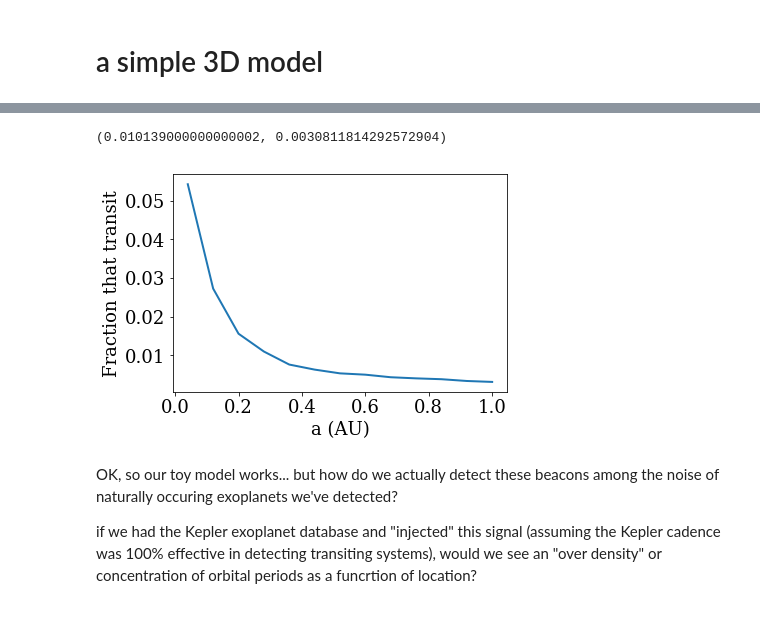
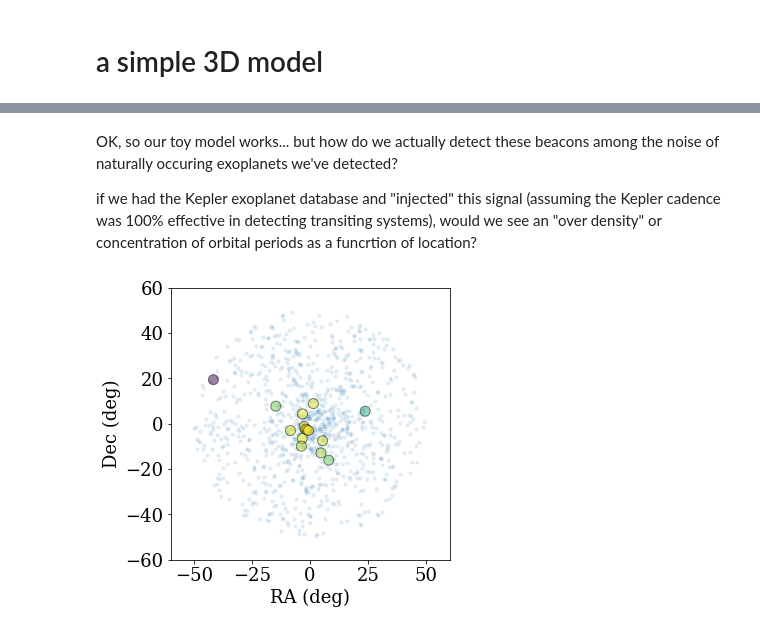
Before and after one commit to StellarCartography/survey_seti, a Jupyter notebook: figures/beacon.ipynb, the cells around one changed output, grey strips where cells are left out. Saved outputs shown, nothing was run; the diff lists cells and outputs as text; code cells hidden in the pictures.

```diff
--- a/figures/beacon.ipynb
+++ b/figures/beacon.ipynb
@@ -145,4 +149,5 @@ plt.savefig('3d_model.pdf', dpi=150, bbox_inches='tight', pad_inches=0.25)
 # %%
+'''
 # repeat this 3d toy model 1000 times to get smooth recovery fraction
 
 hist_smooth = np.zeros_like(yy)
@@ -173,13 +178,23 @@ for k in range(1000):
 plt.plot((aa[1:] + aa[0:-1])/2., hist_smooth / num_smooth, lw=2);
 plt.xlabel('a (AU)');
 plt.ylabel('Fraction that transit');
-plt.savefig('recov_fraction.pdf', dpi=150, bbox_inches='tight', pad_inches=0.25)
+# plt.savefig('recov_fraction.pdf', dpi=150, bbox_inches='tight', pad_inches=0.25)
 print(np.mean(num_transit), np.std(num_transit))
+''';
-# %% [output]
-(0.010139000000000002, 0.0030811814292572904)
-[figure, removed]
 # %% [markdown]
 OK, so our toy model works... but how do we actually detect these beacons among the noise of naturally occuring exoplanets we've detected?
 
 if we had the Kepler exoplanet database
 and "injected" this signal (assuming the Kepler cadence was 100% effective in detecting transiting systems), would we see an "over density" or concentration of orbital periods as a funcrtion of location?
+# %%
+plt.figure(figsize=(5,5))
+plt.scatter(x[no_Transit], y[no_Transit], s=10, alpha=0.1)
+plt.scatter(x[Transit], y[Transit], s=100, alpha=0.5, c=per[Transit], edgecolors='k', cmap=cm.viridis_r)
+plt.xlim(-60,60)
+plt.ylim(-60,60)
+plt.xlabel('RA (deg)')
+plt.ylabel('Dec (deg)')
+
+plt.savefig('3dcolor.pdf', dpi=150, bbox_inches='tight', pad_inches=0.25)
+# %% [output]
+[figure, added]
```
Also changed, not shown: parts of 19 cells of this notebook.
